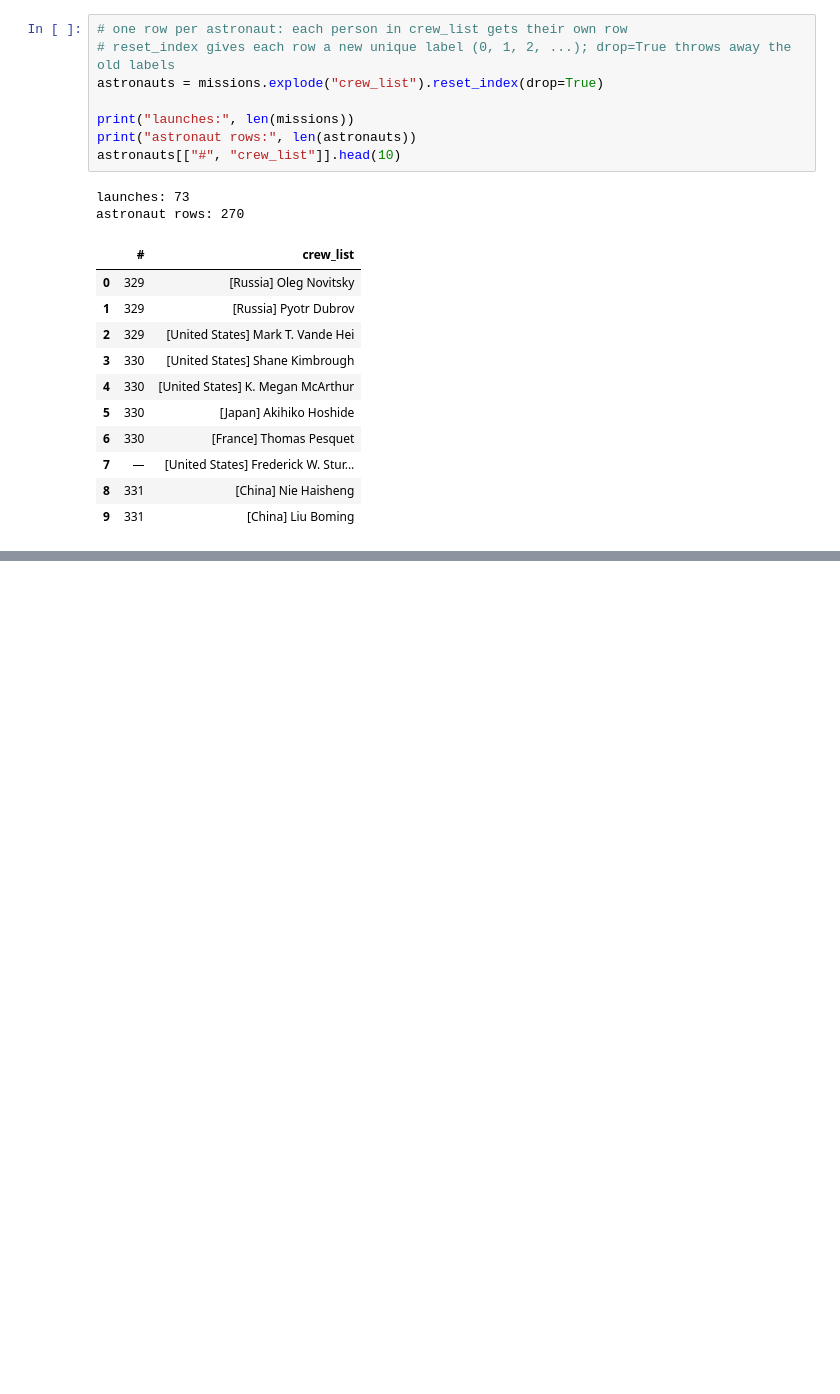
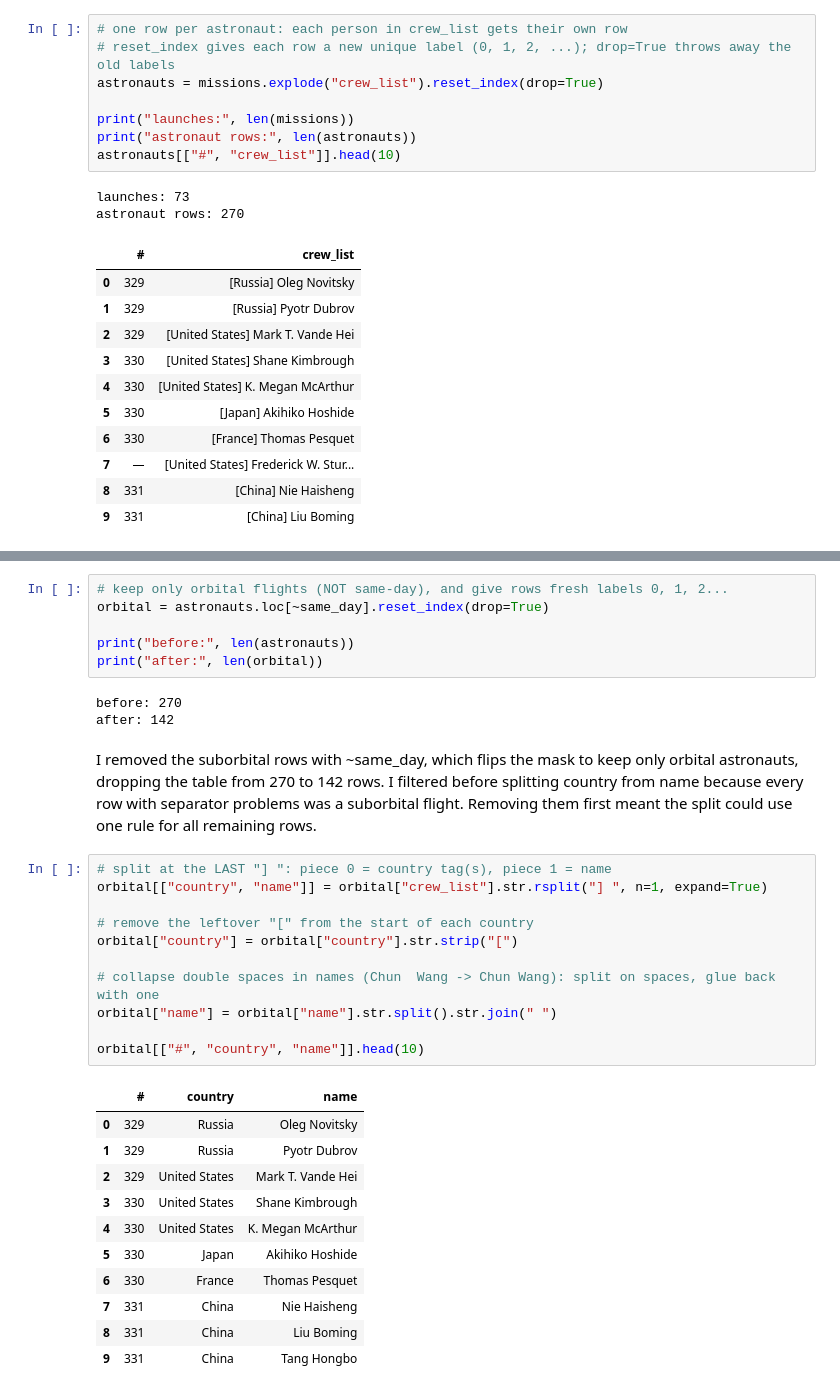
Before and after one commit to MayaVolkov/astronaut-missions-analysis, a Jupyter notebook: Astronaut_Mission_Analysis_.ipynb, the cells around one changed output, grey strips where cells are left out. Cells and saved outputs as stored; diff of their text form; blank space fills up the shorter version.

```diff
--- a/Astronaut_Mission_Analysis_.ipynb
+++ b/Astronaut_Mission_Analysis_.ipynb
@@ -412,0 +484,34 @@ astronaut rows: 270
+# %%
+# keep only orbital flights (NOT same-day), and give rows fresh labels 0, 1, 2...
+orbital = astronauts.loc[~same_day].reset_index(drop=True)
+
+print("before:", len(astronauts))
+print("after:", len(orbital))
+# %% [output]
+before: 270
+after: 142
+# %% [markdown]
+I removed the suborbital rows with ~same_day, which flips the mask to keep only orbital astronauts, dropping the table from 270 to 142 rows. I filtered before splitting country from name because every row with separator problems was a suborbital flight. Removing them first meant the split could use one rule for all remaining rows.
+# %%
+# split at the LAST "] ": piece 0 = country tag(s), piece 1 = name
+orbital[["country", "name"]] = orbital["crew_list"].str.rsplit("] ", n=1, expand=True)
+
+# remove the leftover "[" from the start of each country
+orbital["country"] = orbital["country"].str.strip("[")
+
+# collapse double spaces in names (Chun  Wang -> Chun Wang): split on spaces, glue back with one
+orbital["name"] = orbital["name"].str.split().str.join(" ")
+
+orbital[["#", "country", "name"]].head(10)
+# %% [output]
+|  | # | country | name |
+| 0 | 329 | Russia | Oleg Novitsky |
+| 1 | 329 | Russia | Pyotr Dubrov |
+| 2 | 329 | United States | Mark T. Vande Hei |
+| 3 | 330 | United States | Shane Kimbrough |
+| 4 | 330 | United States | K. Megan McArthur |
+| 5 | 330 | Japan | Akihiko Hoshide |
+| 6 | 330 | France | Thomas Pesquet |
+| 7 | 331 | China | Nie Haisheng |
+| 8 | 331 | China | Liu Boming |
+| 9 | 331 | China | Tang Hongbo |
```
Also changed, not shown: parts of 10 cells of this notebook.
